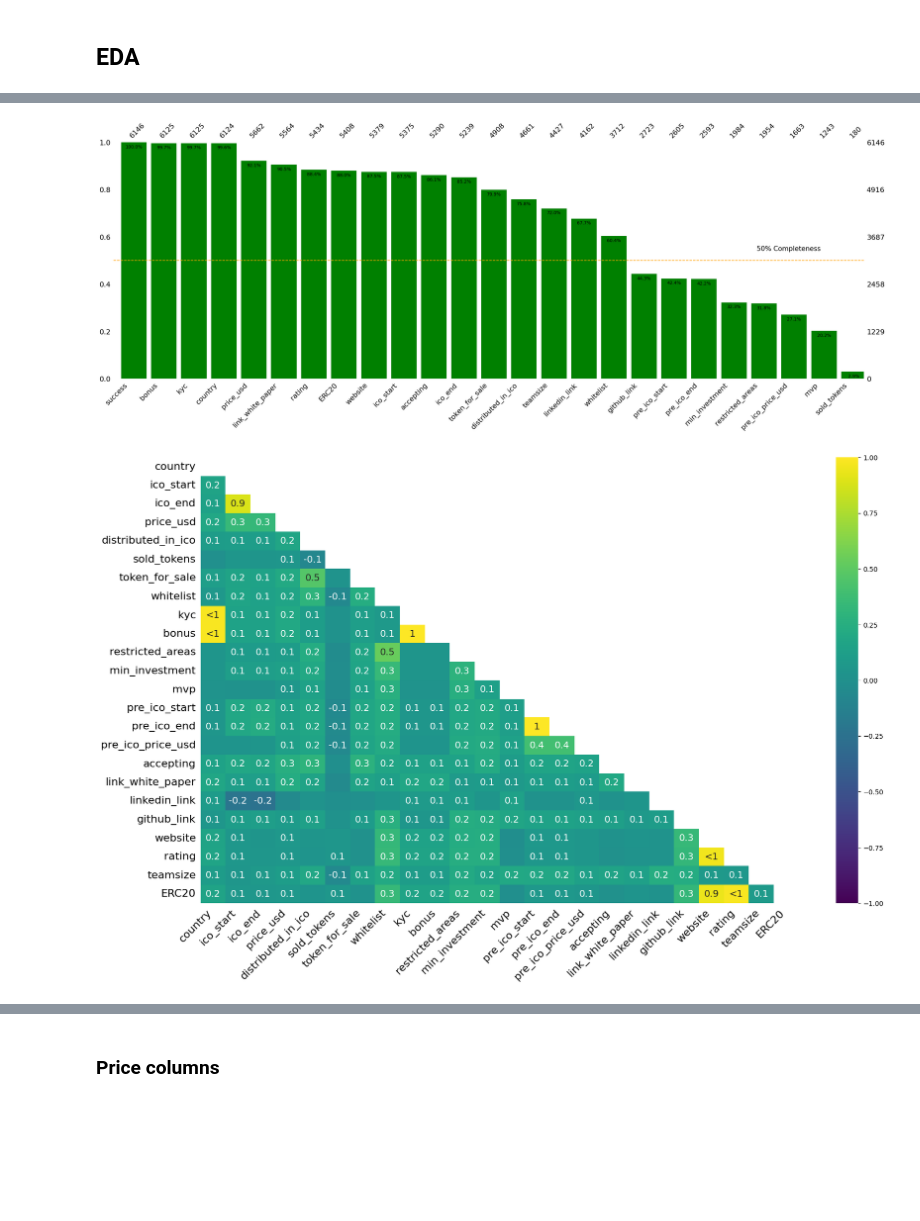
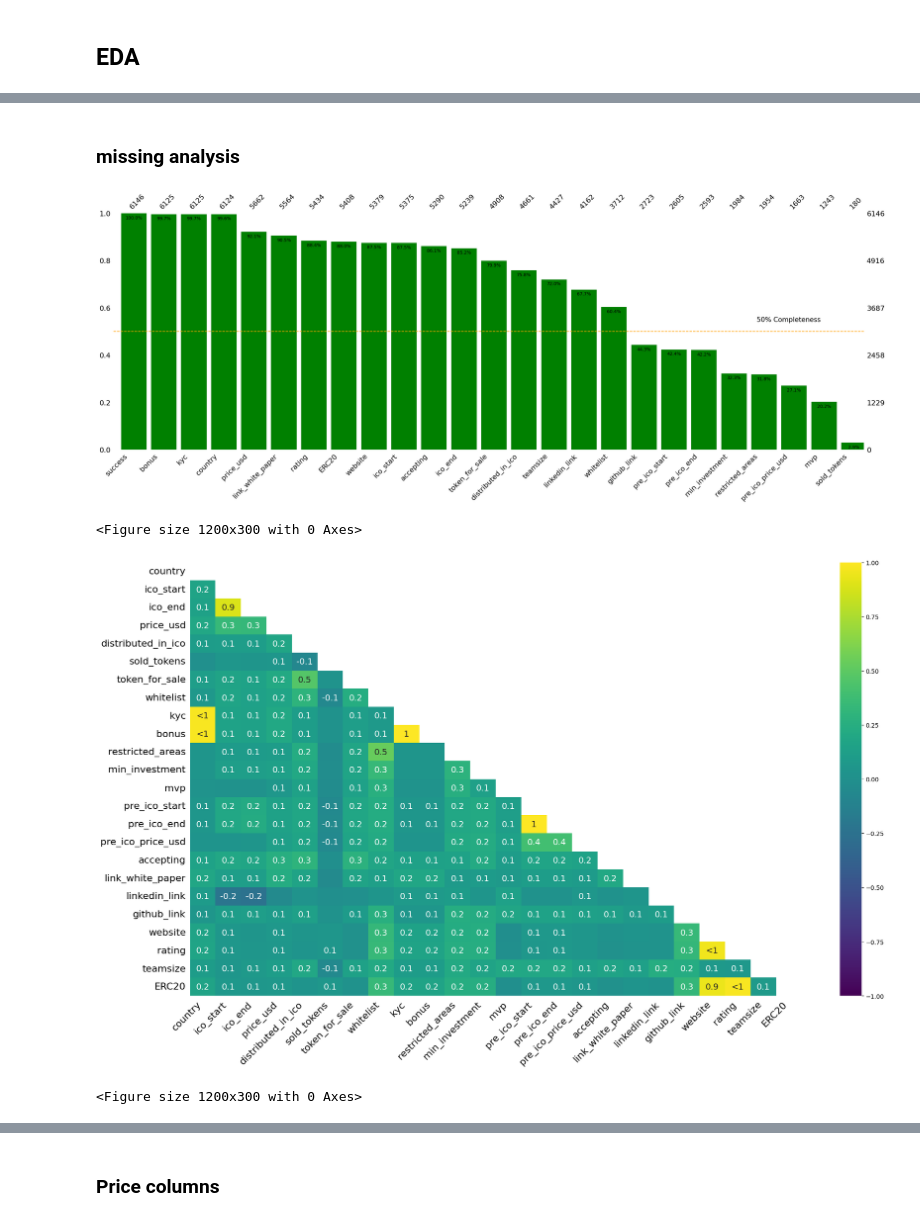
Before and after one commit to kenjihilasak/ICO_success_prediction, a Jupyter notebook: cleaning_featuring.ipynb, the cells around one changed output, grey strips where cells are left out. Cells and saved outputs as stored; diff of their text form; code cells hidden in the pictures; blank space fills up the shorter version.

```diff
--- a/cleaning_featuring.ipynb
+++ b/cleaning_featuring.ipynb
@@ -49,40 +59,46 @@ Passing `palette` without assigning `hue` is deprecated and will be removed in v
+# %% [markdown]
+### missing analysis
 # %%
-# Create figure with larger size for better readability
-plt.figure(figsize=(12, 2))
+# Create figure with smaller height
+plt.figure(figsize=(12, 3))  # Reduced height from 5 to 3
 ax = msno.bar(data,
               color="green",
               sort="descending")     # Sort bars by completeness
-# Adjust bar width after plotting
+
+# ...existing code...
 for patch in ax.patches:
     patch.set_width(0.85)
+
 # Calculate and add percentage labels
 for container in ax.containers:
-    # Get heights from the rectangles
     heights = [rect.get_height() for rect in container]
-    # Add percentage labels on top of each bar
     ax.bar_label(container,
                  labels=[f'{(height/1)*100:.1f}%' for height in heights],
                  padding=-15)
-#add mid line (50% line)
+
 plt.axhline(y=0.5, color='orange', linestyle='--', label='50% Completeness')
 
 # Add legend in the middle right
 plt.text(0.9, 0.55, '50% Completeness', color='black', fontsize=15, ha='center', va='center', transform=ax.transAxes)
 
-# Adjust layout to prevent label cutoff
 plt.tight_layout()
 plt.show()
 
-# Mapa de calor de valores nulos
-msno.heatmap(data, cmap="viridis")  # Muestra correlación de nulos entre columnas
+#
+plt.figure(figsize=(12, 3))  # Reduced height for heatmap
+msno.heatmap(data, cmap="viridis")
+plt.tight_layout()
 plt.show()
 
-# Matriz de valores nulos
-msno.matrix(data, color=(0.25, 0.4, 0.7))  # Muestra distribución de los valores faltantes
+plt.figure(figsize=(12, 3))  # Reduced height for matrix
+msno.matrix(data, color=(0.25, 0.4, 0.7))
+plt.tight_layout()
 plt.show()
 # %% [output]
 [figure]
+<Figure size 1200x300 with 0 Axes>
-[figure, old version]
+[figure, new version]
+<Figure size 1200x300 with 0 Axes>
 [figure]
 # %% [markdown]
 ### Price columns
```
Also changed, not shown: parts of 27 cells of this notebook, 8 other files.
